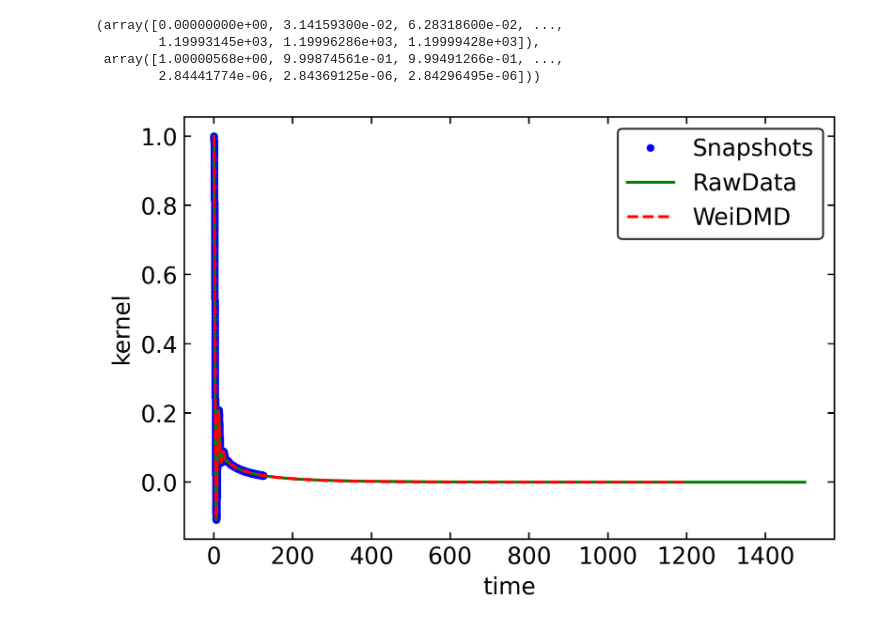
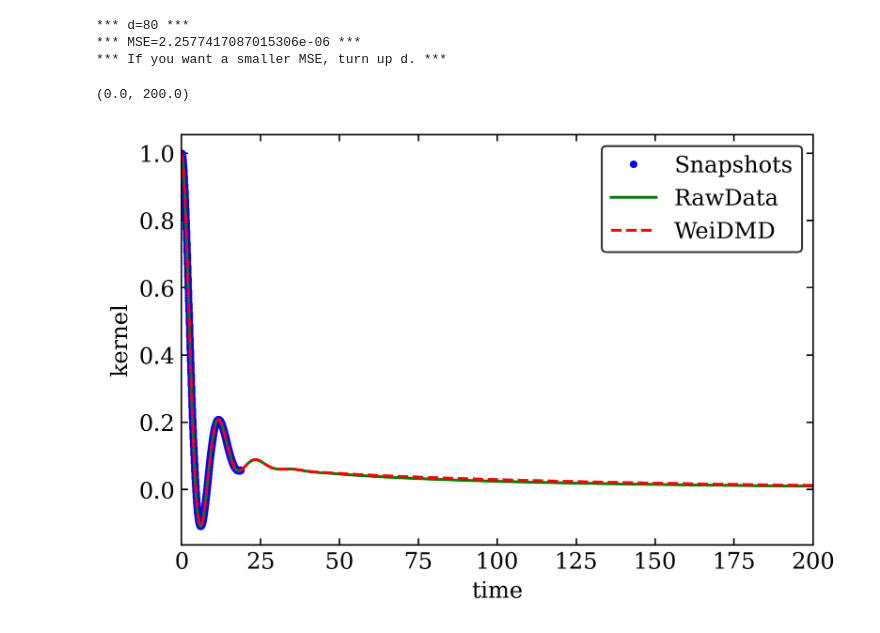
Before and after one commit to Weitheskmt/WeiDMD, a Jupyter notebook: test.ipynb, the cells around one changed output. Drawn from its saved outputs; the diff is of its cells as text; code cells hidden in the pictures.

```diff
--- a/test.ipynb
+++ b/test.ipynb
@@ -3,7 +3,7 @@ from weidmd.weidmd import WeiDMD
 import numpy as np
 import matplotlib.pyplot as plt
 # %%
-data = np.loadtxt("prop-pol-1.dat")
-time = data[:,0]
+data = np.loadtxt("./test_data/prop-pol-1.dat")
+k1_time = data[:,0]
 k1_real = data[:,1]
 k1_imag = data[:,2]
@@ -12,11 +10,12 @@ num_snapshots=4000
 # %%
-DMD = WeiDMD(time,k1_real,num_snapshots=num_snapshots)
+DMD = WeiDMD(k1_time,k1_real,num_snapshots=600)
 # %%
 plt.figure(dpi=350)
-DMD.fit(tf=1200)
+time, kernel = DMD.fit(tf=1200,d=80)
+plt.xlim(0,200)
 # %% [output]
-(array([0.00000000e+00, 3.14159300e-02, 6.28318600e-02, ...,
-        1.19993145e+03, 1.19996286e+03, 1.19999428e+03]),
- array([1.00000568e+00, 9.99874561e-01, 9.99491266e-01, ...,
-        2.84441774e-06, 2.84369125e-06, 2.84296495e-06]))
+*** d=80 ***
+*** MSE=2.2577417087015306e-06 ***
+*** If you want a smaller MSE, turn up d. ***
+(0.0, 200.0)
-[figure, old version]
+[figure, new version]
```
Also changed, not shown: parts of 1 cell of this notebook, 7 other files.
